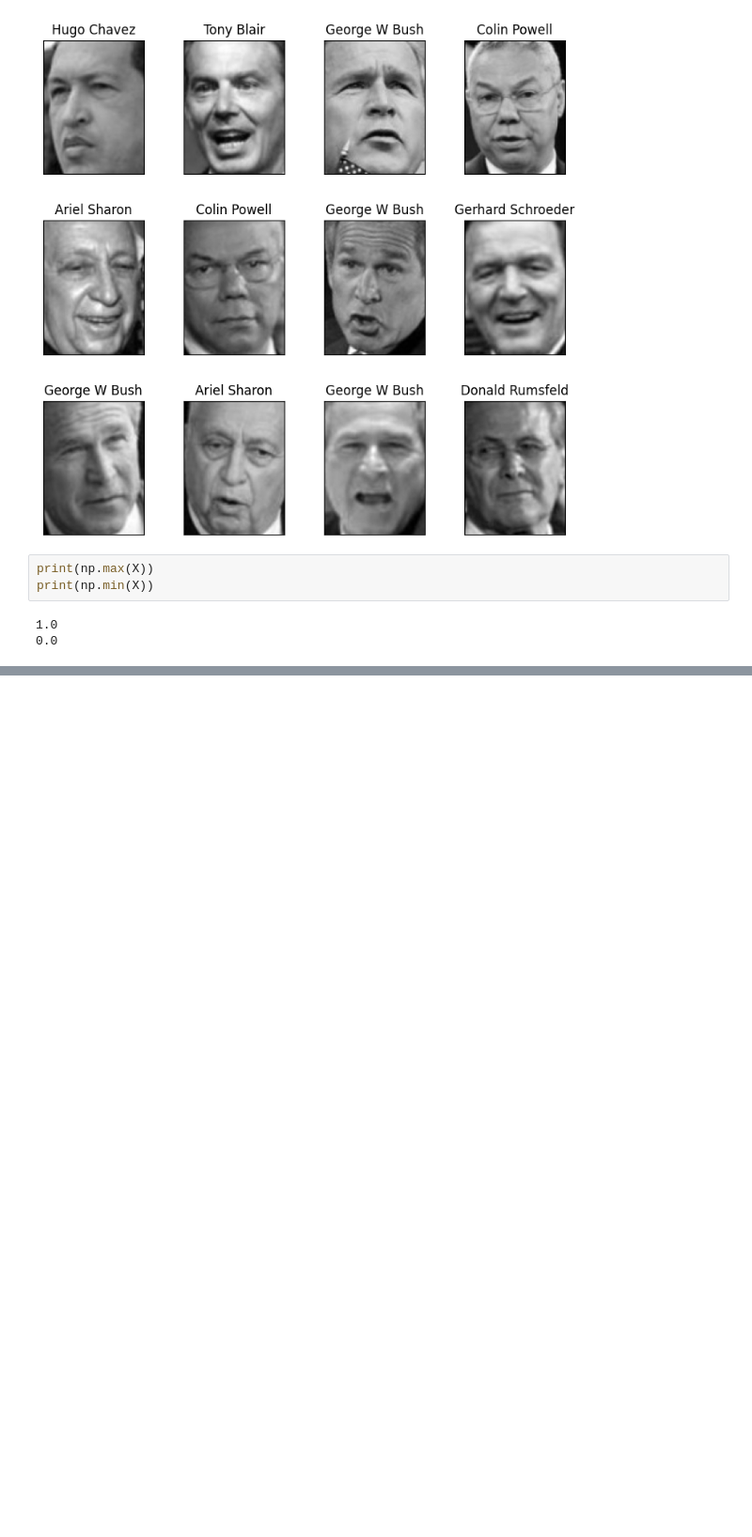
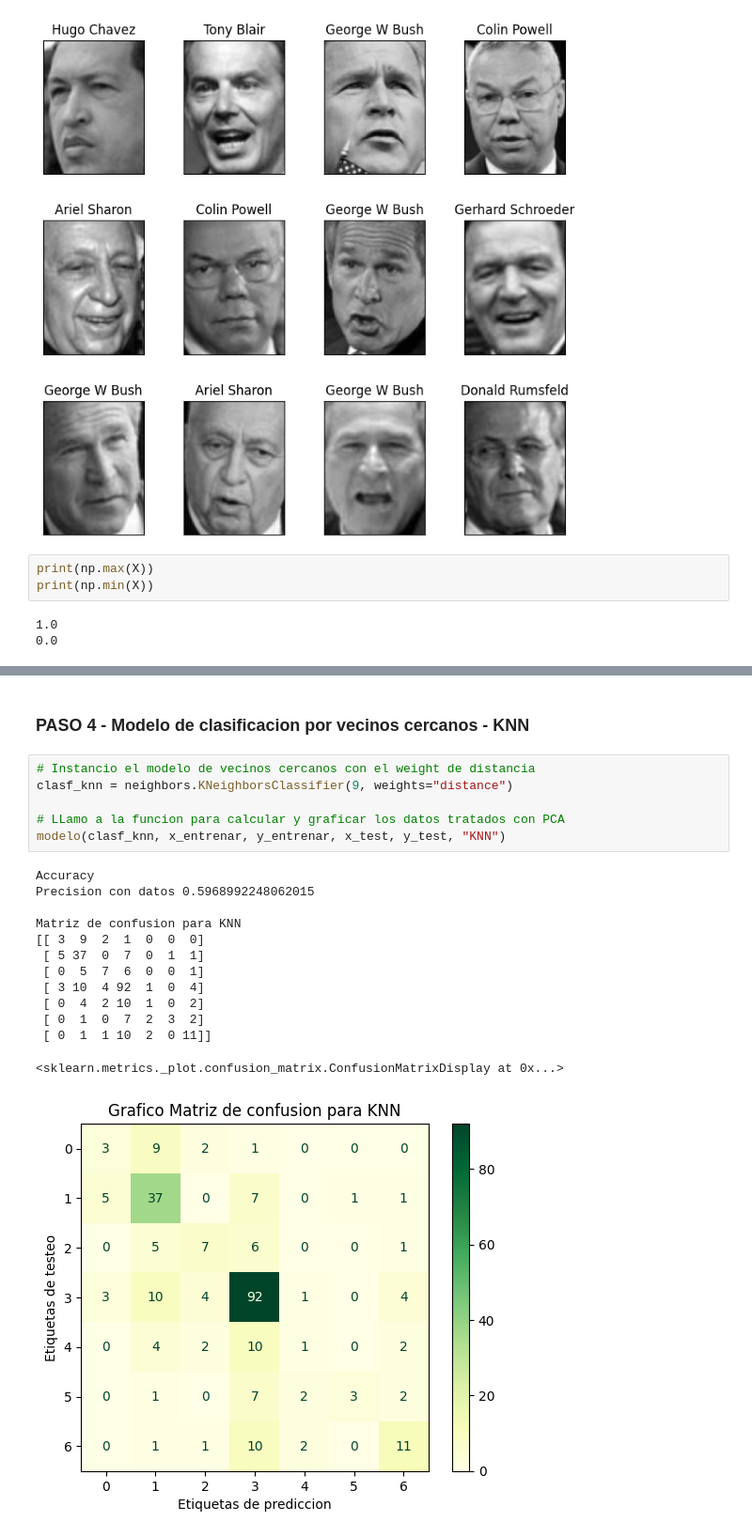
Before and after one commit to keltoi-dev/ejercicios_machine_learning, a Jupyter notebook: ejercicio_final/TPF_Fraga_Ejer2.ipynb, the cells around one changed output, grey strips where cells are left out. Shown: that part at 94% size. Cells and saved outputs as stored; diff of their text form; blank space fills up the shorter version.

```diff
--- a/ejercicio_final/TPF_Fraga_Ejer2.ipynb
+++ b/ejercicio_final/TPF_Fraga_Ejer2.ipynb
@@ -104,0 +182,22 @@ print(len(A[0]))
+# %% [markdown]
+### PASO 4 - Modelo de clasificacion por vecinos cercanos - KNN
+# %%
+# Instancio el modelo de vecinos cercanos con el weight de distancia
+clasf_knn = neighbors.KNeighborsClassifier(9, weights="distance")
+
+# LLamo a la funcion para calcular y graficar los datos tratados con PCA
+modelo(clasf_knn, x_entrenar, y_entrenar, x_test, y_test, "KNN")
+# %% [output]
+Accuracy
+Precision con datos 0.5968992248062015
+
+Matriz de confusion para KNN
+[[ 3  9  2  1  0  0  0]
+ [ 5 37  0  7  0  1  1]
+ [ 0  5  7  6  0  0  1]
+ [ 3 10  4 92  1  0  4]
+ [ 0  4  2 10  1  0  2]
+ [ 0  1  0  7  2  3  2]
+ [ 0  1  1 10  2  0 11]]
+<sklearn.metrics._plot.confusion_matrix.ConfusionMatrixDisplay at 0x...>
+[figure, added]
```
Also changed, not shown: parts of 19 cells of this notebook, 2 other files.
